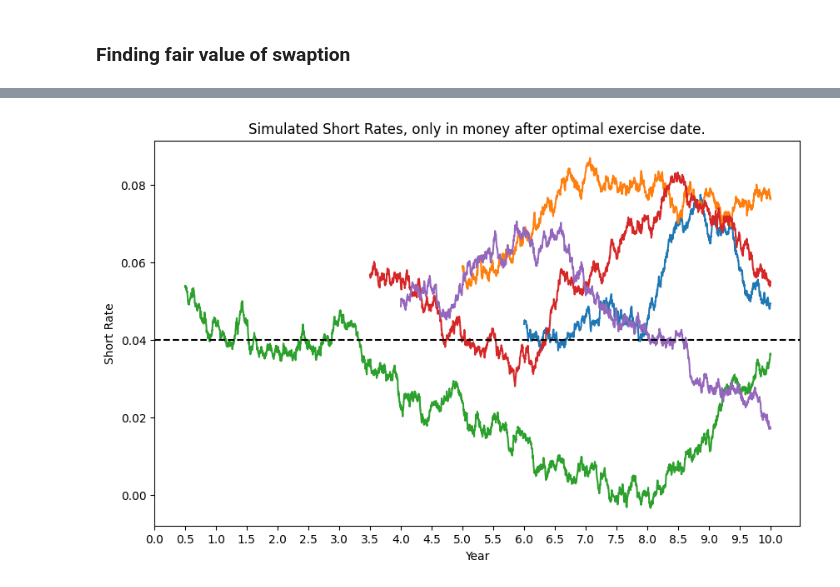
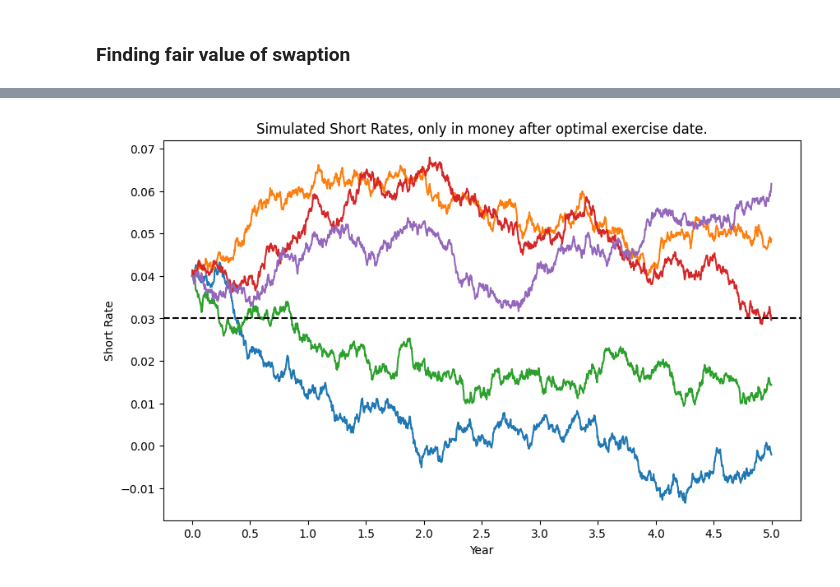
Before and after one commit to pmchrist/Pricing-Interest-Rate-Swaptions, a Jupyter notebook: Implementation.ipynb, the cells around one changed output, grey strips where cells are left out. Drawn from its saved outputs; the diff is of its cells as text; code cells hidden in the pictures.

```diff
--- a/Implementation.ipynb
+++ b/Implementation.ipynb
@@ -289,16 +289,16 @@ N = 1               # Notional Amount
 pay_rate = 0.5              # Semi-Annual settlement possibility, delta t_i
 rates = short_rate_paths[0]     # Let's use first simulated short rate path
 
-def V(days_per_year, t, T_0, T_m, N, fixed_rate, pay_rate, rates, a, sigma, yield_curve, dt):
-    term1 = P(t, T_0, rates[int(days_per_year*t)], a, sigma, yield_curve, dt)
-    term2 = P(t, T_m, rates[int(days_per_year*t)], a, sigma, yield_curve, dt)
+def V(days_per_year, t, T_0, T_m, N, fixed_rate, pay_rate, rates, a, sigma, yield_curve):
+    term1 = P(t, T_0, rates[int(days_per_year*t)], a, sigma, yield_curve)
+    term2 = P(t, T_m, rates[int(days_per_year*t)], a, sigma, yield_curve)
     term3 = 0
     for T_i in np.arange(T_0+pay_rate, T_m+pay_rate, pay_rate):       # For all intermediate and last one payout dates (np.arange does not include m)
-        term3 += P(t, T_i, rates[int(days_per_year*t)], a, sigma, yield_curve, dt) * pay_rate
+        term3 += P(t, T_i, rates[int(days_per_year*t)], a, sigma, yield_curve) * pay_rate
     return max(0, N*(term1 - term2 - fixed_rate*term3))    # Or is there any usability to keep negative cost?
 
 # Example
-swap_price = V(days_per_year, t, T_0, T_m, N, fixed_rate, pay_rate, rates, a, sigma, yield_curve, dt)
+swap_price = V(days_per_year, t, T_0, T_m, N, fixed_rate, pay_rate, rates, a, sigma, yield_curve)
 print("Swap's price for given parameters is: ", swap_price)
 # %% [output]
 Swap's price for given parameters is:  0
@@ -313,8 +313,8 @@ Swap's price for given parameters is:  0
 ### Swap value at each point of time of interest
 # %%
 # Swaption parameters
-T_m = 10.0              # Maximum duration of swaption (Maturity)
+T_m = 5.0               # Maximum duration of swaption (Maturity)
 pay_rate = 0.5          # Semi-Annual settlements (First settlement is assumed to be possible after this period too)
-fixed_rate = 0.02       # Strike rate
+fixed_rate = 0.03       # Strike rate
 N = 1                   # Notional Amount
 short_rate_paths        # Already simulated paths for short rates
@@ -403,10 +417,21 @@ for i in reversed(range(0, simulations_swap_values_reg.shape[1]-1)):
     ids_to_fit = np.where(simulations_swap_values_reg[:, i] > 0)        # Creating mask to regress only "in money" options
     ids_to_fit = ids_to_fit[0]
     if np.any(ids_to_fit):
-        Y = simulations_swap_values_reg[ids_to_fit, i+1]*np.exp(-forward_rate_paths_regression[ids_to_fit, i]*pay_rate).reshape(-1,1)      # Target (V(t+1)*exp(-r_s(t)*dt)), dt is payoff_rate, (d_i to be precise)
-        X_pred = forward_rate_paths_regression[ids_to_fit, i].reshape(-1,1)                                                   # Train  (r_s(t))
-        model = LinearRegression().fit(X_pred, Y)                               # For now it is just 1d linear regression, should try polynomial and more time entries to improve accuracy
+
+        from sklearn.linear_model import LinearRegression
+        from sklearn.preprocessing import PolynomialFeatures
+        from sklearn.pipeline import make_pipeline
+        # Getting continuation Values
+        Y = simulations_swap_values_reg[ids_to_fit, i+1] * np.exp(-forward_rate_paths_regression[ids_to_fit, i] * pay_rate).reshape(-1,1)
+        X_pred = forward_rate_paths_regression[ids_to_fit, i].reshape(-1,1)
+        # Create a pipeline with polynomial feature transformation and linear regression
+        degree = 2
+        model = make_pipeline(PolynomialFeatures(degree), LinearRegression())
+        model.fit(X_pred, Y)
         continuation_values = model.predict(simulations_swap_values_reg[ids_to_fit, i].reshape(-1,1))
+        # Linear Model
+        #model = LinearRegression().fit(X_pred, Y)                               # For now it is just 1d linear regression, should try polynomial and more time entries to improve accuracy
+        #continuation_values = model.predict(simulations_swap_values_reg[ids_to_fit, i].reshape(-1,1))
         continuation_values = continuation_values[0]        # Return of regression is duplicated, because it is 1D
 
         for j in range(continuation_values.shape[0]):
@@ -456,16 +542,17 @@ plt.figure(figsize=(10,6))
 
 #for id in range(len(sim_id)):
 for id in range(5):
-    plt.plot(short_rate_paths[sim_id[id]].T, "grey", zorder=1, linewidth = '0.5')
+    finish_day_sim = int(T_m*days_per_year)
+    plt.plot(short_rate_paths[sim_id[id]][:finish_day_sim].T, "grey", zorder=1, linewidth = '0.5')
     day_point_sim = int(max_indexes[id]*pay_rate*days_per_year)
     plt.plot(day_point_sim, short_rate_paths[sim_id[id]][day_point_sim], "s", zorder=2)
 
 plt.axhline(y = fixed_rate, color = 'black', linestyle = '--', zorder=3)
 labels = ["%.1f" %x for x in np.linspace(0, T_m, int(T_m/pay_rate)+1)]
 locs = [x for x in np.linspace(0, T_m*days_per_year, int(T_m/pay_rate)+1, dtype=int)]
+plt.title("Short Rates with Exercise Point")
 plt.xticks(locs, labels)
 plt.xlabel("Year")
-plt.xlabel("Exercise Day")
 plt.ylabel("Short Rate")
 plt.show()
 # %% [output]
@@ -491,18 +578,19 @@ plt.show()
 # %%
 plt.figure(figsize=(10,6))
 
 #for id in range(len(sim_id)):
 for id in range(5):
     day_point_sim = int(max_indexes[id]*pay_rate*days_per_year)
-    plt.plot(np.arange(day_point_sim, T_m*days_per_year), short_rate_paths[sim_id[id]][day_point_sim:].T)
+    finish_day_sim = int(T_m*days_per_year)
+    plt.plot(np.arange(day_point_sim, finish_day_sim), short_rate_paths[sim_id[id]][day_point_sim:finish_day_sim].T)
 
 plt.axhline(y = fixed_rate, color = 'black', linestyle = '--', zorder=3)
 labels = ["%.1f" %x for x in np.linspace(0, T_m, int(T_m/pay_rate)+1)]
 locs = [x for x in np.linspace(0, T_m*days_per_year, int(T_m/pay_rate)+1, dtype=int)]
 plt.xticks(locs, labels)
 plt.title("Simulated Short Rates, only in money after optimal exercise date.")
 plt.xlabel("Year")
 plt.ylabel("Short Rate")
 plt.show()
 # %% [output]
-[figure, old version]
+[figure, new version]
```
Also changed, not shown: parts of 13 cells of this notebook, 2 other files.
